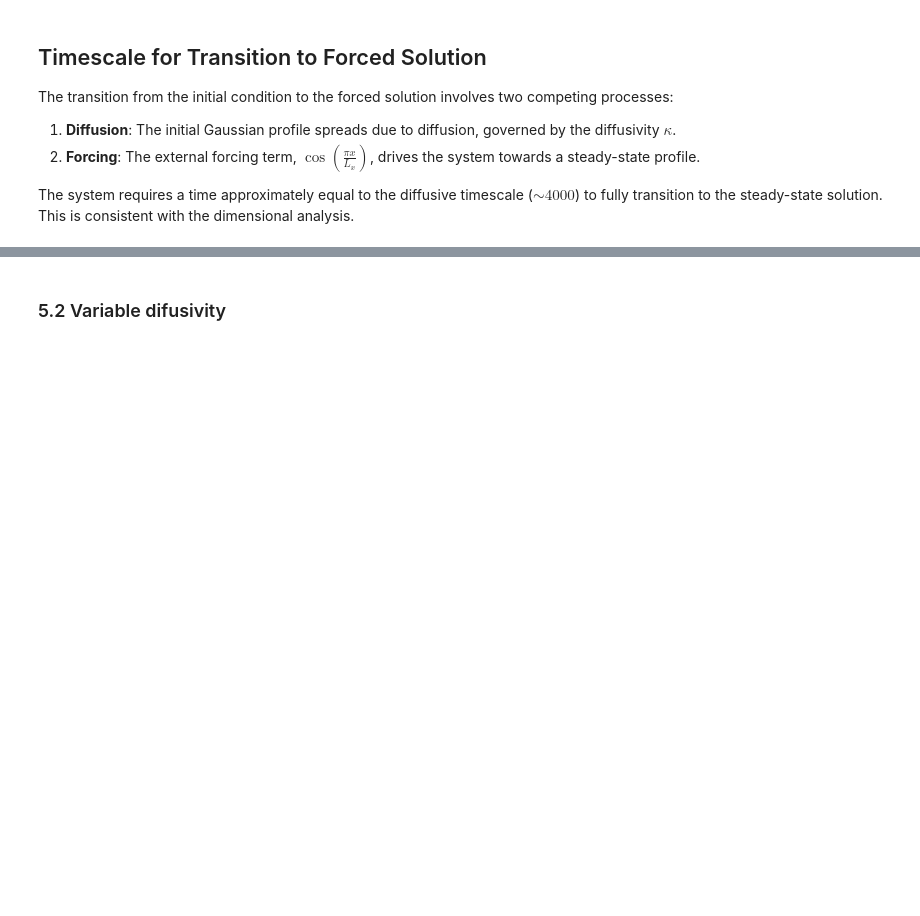
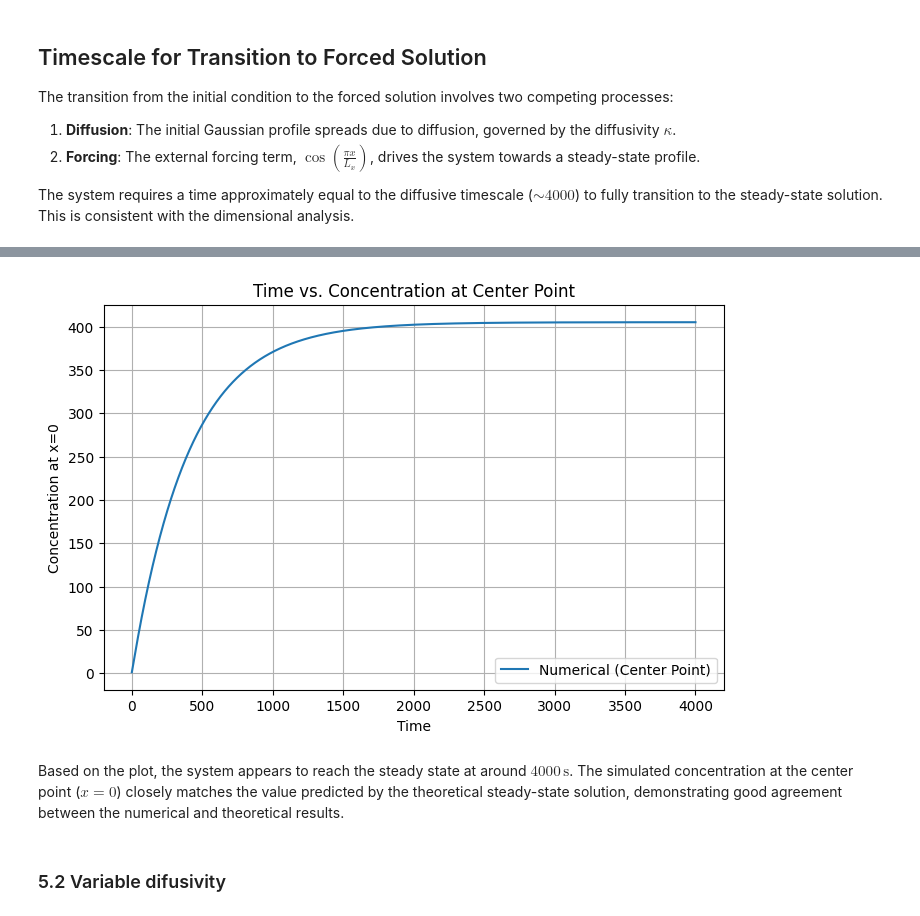
Before and after one commit to StarYuxinChen/QCES, a Jupyter notebook: Project1_dedalus.ipynb, the cells around one changed output, grey strips where cells are left out. Drawn from its saved outputs; the diff is of its cells as text; code cells hidden in the pictures; blank space fills up the shorter version.

```diff
--- a/Project1_dedalus.ipynb
+++ b/Project1_dedalus.ipynb
@@ -508,3 +566,23 @@ INFO:__main__:Iteration=2500, Time=2.5000e+02, dt=1.0000e-01
+# %%
+# Find the index of the spatial point closest to x=0
+center_index = np.argmin(np.abs(x.ravel()))  # Index of the spatial point closest to x=0
+
+# Extract the concentration at the center point over time
+c_center_over_time = [c_snapshot[center_index] for c_snapshot in c_save]
+
+# Plot time vs. concentration at the center
+plt.figure(figsize=(8, 5))
+plt.plot(t_save, c_center_over_time, label="Numerical (Center Point)")
+plt.xlabel('Time')
+plt.ylabel('Concentration at x=0')
+plt.title('Time vs. Concentration at Center Point')
+plt.legend()
+plt.grid()
+plt.show()
+# %% [output]
+[figure, added]
+# %% [markdown]
+Based on the plot, the system appears to reach the steady state at around $ 4000 \, \mathrm{s} $. The simulated concentration at the center point ($ x = 0 $) closely matches the value predicted by the theoretical steady-state solution, demonstrating good agreement between the numerical and theoretical results.
 # %% [markdown]
 ### 5.2 Variable difusivity
 # %% [markdown]
```
Also changed, not shown: parts of 11 cells of this notebook.
